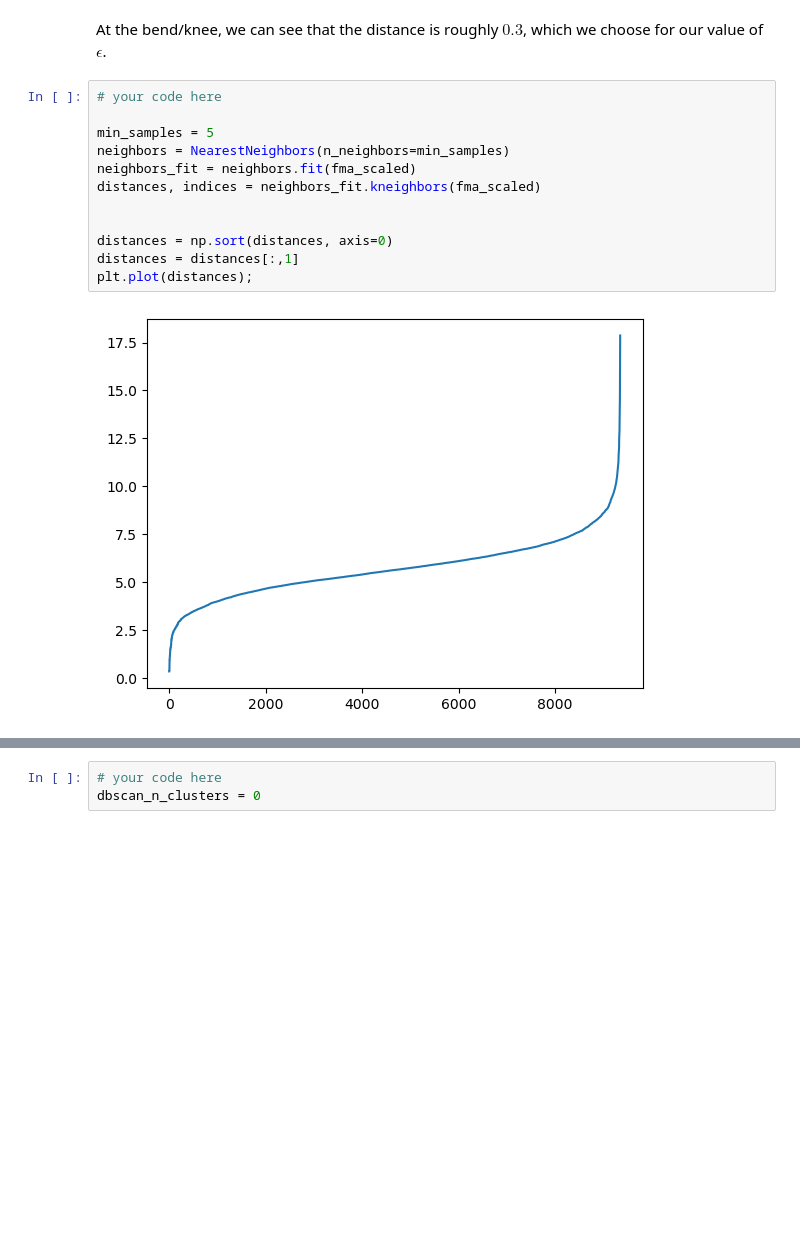
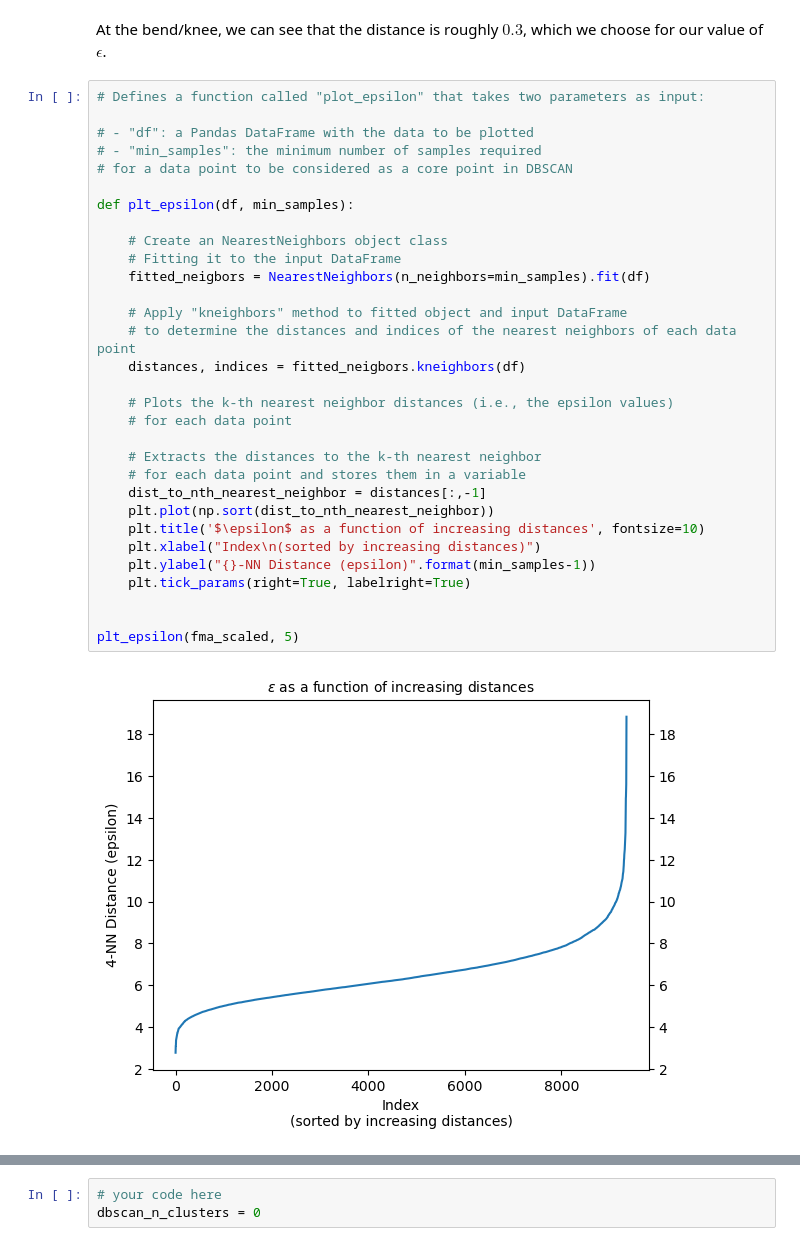
Before and after one commit to jamesliounis/Harvard-Deep-Learning, a Jupyter notebook: cs109b_hw1/cs109b_hw1.ipynb, the cells around one changed output, grey strips where cells are left out. Drawn from its saved outputs; the diff is of its cells as text; blank space fills up the shorter version.

```diff
--- a/cs109b_hw1/cs109b_hw1.ipynb
+++ b/cs109b_hw1/cs109b_hw1.ipynb
@@ -665,17 +697,36 @@ Store the number of *clusters* found by the algorithm in `dbscan_n_clusters`.
 Inspect the number of points that were assigned to each *label*. What does this tell you about the clusters and give a geometric interpretation of what kind of data might lead to this result of DBSCAN?
 # %% [markdown]
 At the bend/knee, we can see that the distance is roughly $0.3$, which we choose for our value of $\epsilon$.
-# %%
-# your code here
-
-min_samples = 5
-neighbors = NearestNeighbors(n_neighbors=min_samples)
-neighbors_fit = neighbors.fit(fma_scaled)
-distances, indices = neighbors_fit.kneighbors(fma_scaled)
-
-
-distances = np.sort(distances, axis=0)
-distances = distances[:,1]
-plt.plot(distances);
-# %% [output]
-[figure, removed]
+# %%
+# Defines a function called "plot_epsilon" that takes two parameters as input:
+
+# - "df": a Pandas DataFrame with the data to be plotted
+# - "min_samples": the minimum number of samples required
+# for a data point to be considered as a core point in DBSCAN
+
+def plt_epsilon(df, min_samples):
+
+    # Create an NearestNeighbors object class
+    # Fitting it to the input DataFrame
+    fitted_neigbors = NearestNeighbors(n_neighbors=min_samples).fit(df)
+
+    # Apply "kneighbors" method to fitted object and input DataFrame
+    # to determine the distances and indices of the nearest neighbors of each data point
+    distances, indices = fitted_neigbors.kneighbors(df)
+
+    # Plots the k-th nearest neighbor distances (i.e., the epsilon values)
+    # for each data point
+
+    # Extracts the distances to the k-th nearest neighbor
+    # for each data point and stores them in a variable
+    dist_to_nth_nearest_neighbor = distances[:,-1]
+    plt.plot(np.sort(dist_to_nth_nearest_neighbor))
+    plt.title('$\epsilon$ as a function of increasing distances', fontsize=10)
+    plt.xlabel("Index\n(sorted by increasing distances)")
+    plt.ylabel("{}-NN Distance (epsilon)".format(min_samples-1))
+    plt.tick_params(right=True, labelright=True)
+
+
+plt_epsilon(fma_scaled, 5)
+# %% [output]
+[figure, added]
```
Also changed, not shown: parts of 22 cells of this notebook.
